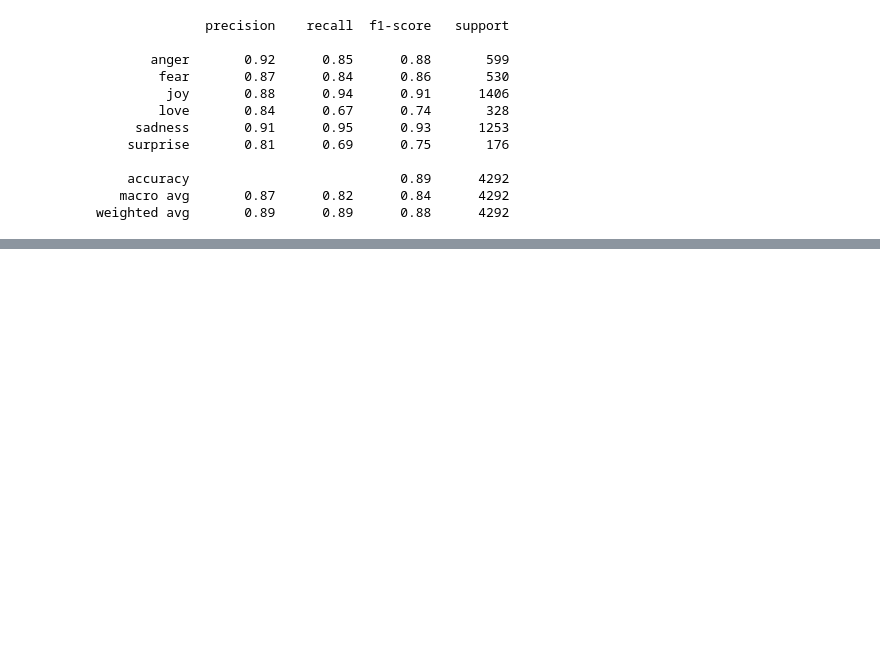
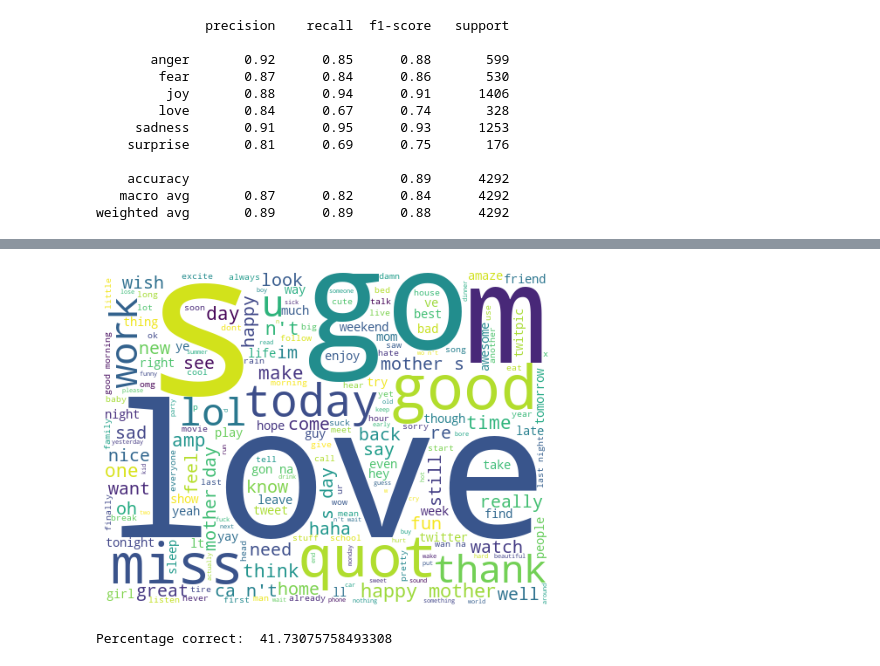
Before and after one commit to eltarr-kawther/roue-des-emotions, a Jupyter notebook: emotion_classification_nltk.ipynb, the cells around one changed output, grey strips where cells are left out. Cells and saved outputs as stored; diff of their text form; code cells hidden in the pictures; blank space fills up the shorter version.

```diff
--- a/emotion_classification_nltk.ipynb
+++ b/emotion_classification_nltk.ipynb
@@ -567,0 +637,24 @@ weighted avg       0.89      0.89      0.88      4292
+# %%
+def remove_stopwords(sent):
+    tokens_without_stopW = [word for word in sent if word not in stopW]
+    return tokens_without_stopW
+
+df2['content'] = df2['content'].apply(lambda sent: remove_stopwords(sent))
+# %%
+wnl = WordNetLemmatizer()
+def lemmatize(sent, join=True):
+    tokens = [wnl.lemmatize(wnl.lemmatize(wnl.lemmatize(w,'v'),'n'),'a') for w in sent]
+    if join:
+        return ' '.join(tokens)
+    else:
+        return tokens
+
+df2_explo = copy.deepcopy(df2)
+
+df2['content'] = df2['content'].apply(lambda sent: lemmatize(sent))
+
+df2_explo['content'] = df2_explo['content'].apply(lambda sent: lemmatize(sent, join=False))
+# %%
+df2_explo['Length'] = df2_explo['content'].apply(len)
+
+df2_explo['Length'].describe()
@@ -567,0 +688,21 @@ weighted avg       0.89      0.89      0.88      4292
+# %%
+texts = []
+for i in range(0, df2_explo.shape[0]):
+    texts.append(df2_explo['content'][i])
+words = [item for sublist in texts for item in sublist]
+
+count_of_words = Counter(words)
+df_words_count = pd.DataFrame(list(count_of_words.items()),columns = ['Word','Count'])
+
+plt.subplots(figsize=(8,8))
+wordcloud = WordCloud(
+                        background_color='white',
+                        width=512,
+                        height=384
+                        ).generate(" ".join(words))
+plt.imshow(wordcloud)
+plt.axis('off')
+
+plt.show()
+# %% [output]
+[figure, added]
@@ -567,0 +714,5 @@ weighted avg       0.89      0.89      0.88      4292
+# %%
+best_pred = model.predict(X_test)
+print('Percentage correct: ', 100*np.sum(best_pred == y_test)/len(y_test))
+# %% [output]
+Percentage correct:  41.73075758493308
```
Also changed, not shown: parts of 16 cells of this notebook, 1 other file.
